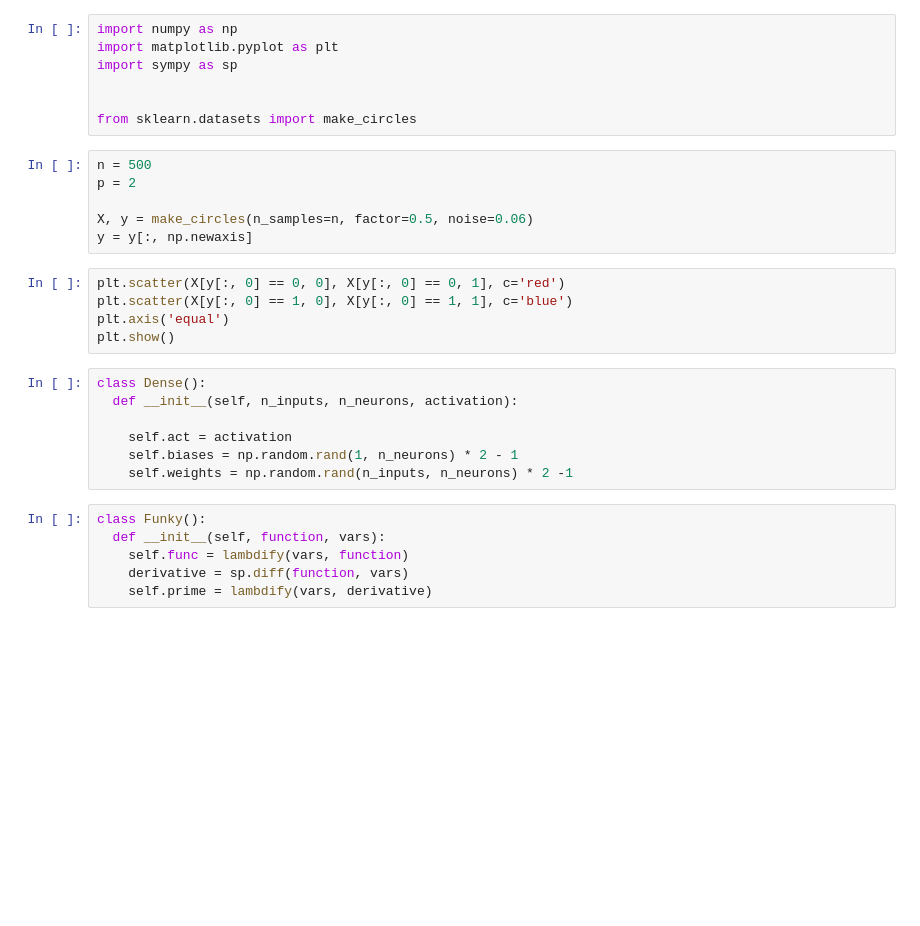
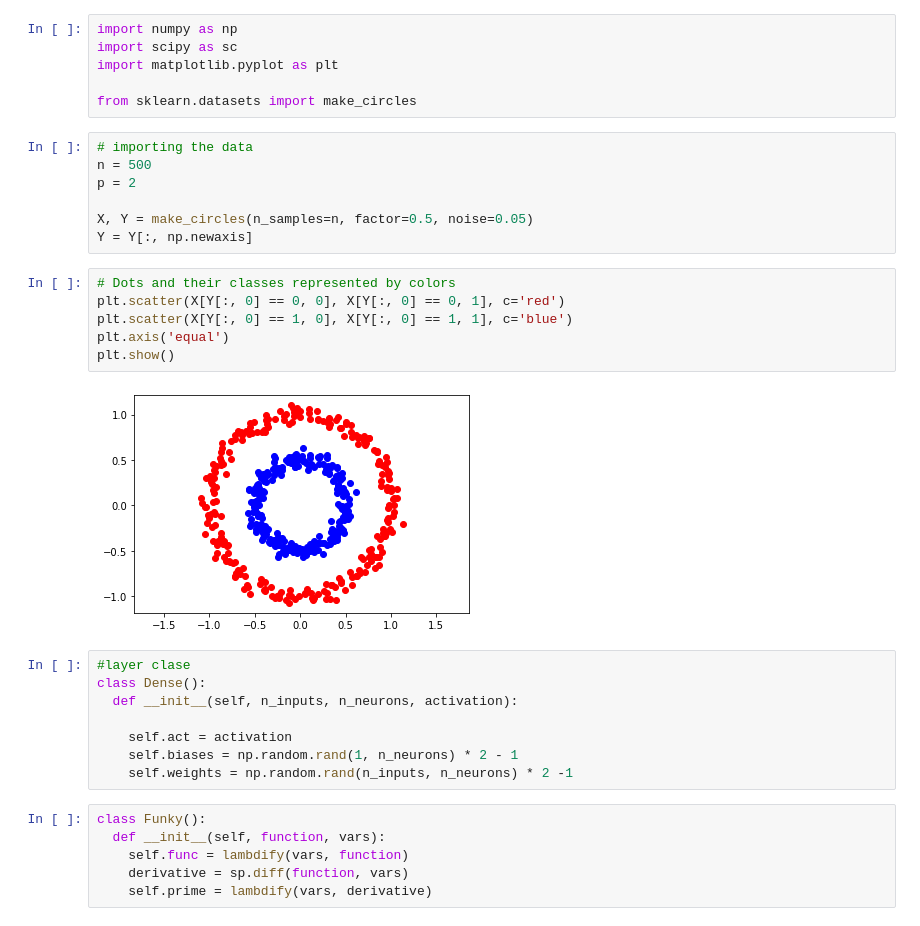
Before and after one commit to Razzf/NeuralNetworkFromScratch, a Jupyter notebook: NeuralNetworkFscratch.ipynb, the cells around one changed output. Saved outputs shown, nothing was run; the diff lists cells and outputs as text; blank space fills up the shorter version.

```diff
--- a/NeuralNetworkFscratch.ipynb
+++ b/NeuralNetworkFscratch.ipynb
@@ -2,23 +2,27 @@
 <a href="https://colab.research.google.com/github/Razzf/NeuralNetworkFromScratch/blob/master/NeuralNetworkFscratch.ipynb" target="_parent"><img src="https://colab.research.google.com/assets/colab-badge.svg" alt="Open In Colab"/></a>
 # %%
 import numpy as np
+import scipy as sc
 import matplotlib.pyplot as plt
-import sympy as sp
-
 
 from sklearn.datasets import make_circles
 # %%
+# importing the data
 n = 500
 p = 2
 
-X, y = make_circles(n_samples=n, factor=0.5, noise=0.06)
-y = y[:, np.newaxis]
+X, Y = make_circles(n_samples=n, factor=0.5, noise=0.05)
+Y = Y[:, np.newaxis]
 # %%
-plt.scatter(X[y[:, 0] == 0, 0], X[y[:, 0] == 0, 1], c='red')
-plt.scatter(X[y[:, 0] == 1, 0], X[y[:, 0] == 1, 1], c='blue')
+# Dots and their classes represented by colors
+plt.scatter(X[Y[:, 0] == 0, 0], X[Y[:, 0] == 0, 1], c='red')
+plt.scatter(X[Y[:, 0] == 1, 0], X[Y[:, 0] == 1, 1], c='blue')
 plt.axis('equal')
 plt.show()
+# %% [output]
+[figure, added]
 # %%
+#layer clase
 class Dense():
   def __init__(self, n_inputs, n_neurons, activation):
 
```
Also changed, not shown: parts of 3 cells of this notebook.
